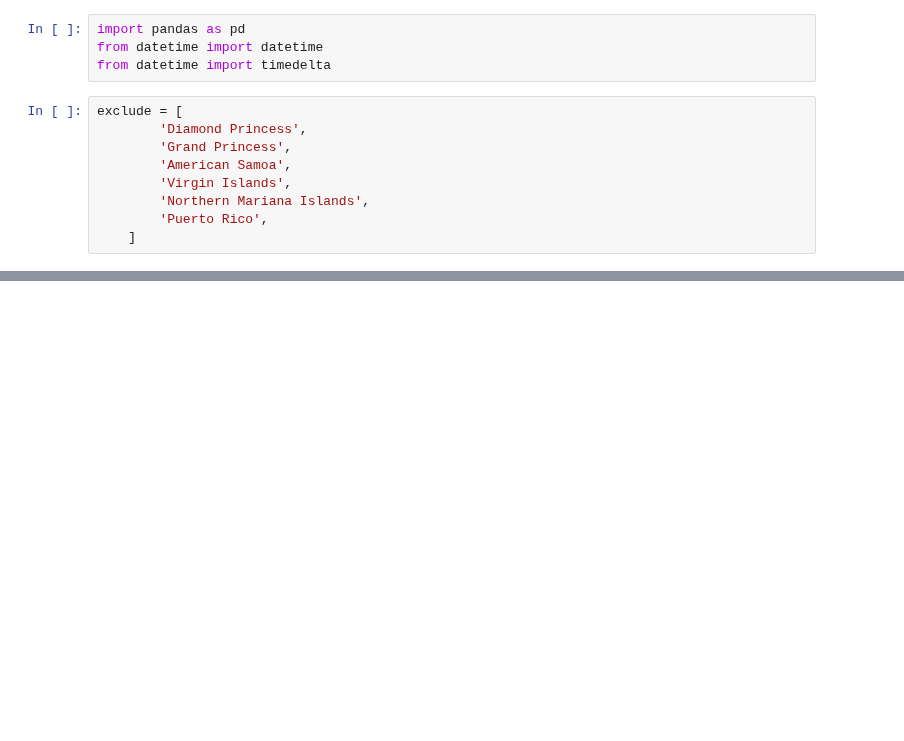
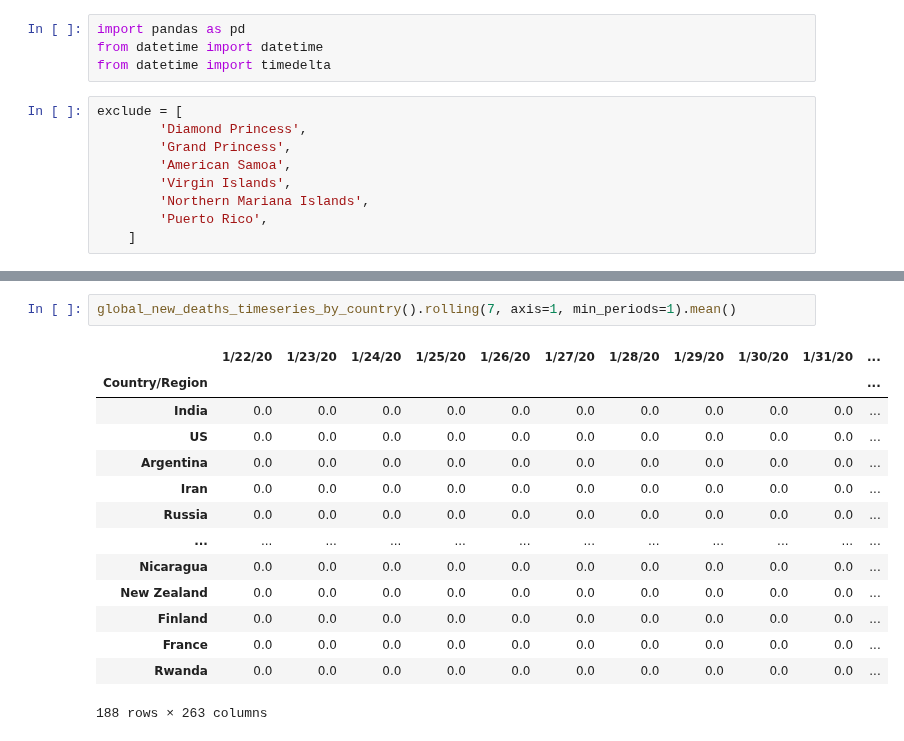
Before and after one commit to jmocay/Notebooks, a Jupyter notebook: covid19_cases_trends.ipynb, the cells around one changed output, grey strips where cells are left out. Saved outputs shown, nothing was run; the diff lists cells and outputs as text; blank space fills up the shorter version.

```diff
--- a/covid19_cases_trends.ipynb
+++ b/covid19_cases_trends.ipynb
@@ -203,3 +220,20 @@ global_new_deaths_timeseries_by_country()
+# %%
+global_new_deaths_timeseries_by_country().rolling(7, axis=1, min_periods=1).mean()
+# %% [output]
+|  | 1/22/20 | 1/23/20 | 1/24/20 | 1/25/20 | 1/26/20 | 1/27/20 | 1/28/20 | 1/29/20 | 1/30/20 | 1/31/20 | ... |
+| Country/Region |  |  |  |  |  |  |  |  |  |  | ... |
+| India | 0.0 | 0.0 | 0.0 | 0.0 | 0.0 | 0.0 | 0.0 | 0.0 | 0.0 | 0.0 | ... |
+| US | 0.0 | 0.0 | 0.0 | 0.0 | 0.0 | 0.0 | 0.0 | 0.0 | 0.0 | 0.0 | ... |
+| Argentina | 0.0 | 0.0 | 0.0 | 0.0 | 0.0 | 0.0 | 0.0 | 0.0 | 0.0 | 0.0 | ... |
+| Iran | 0.0 | 0.0 | 0.0 | 0.0 | 0.0 | 0.0 | 0.0 | 0.0 | 0.0 | 0.0 | ... |
+| Russia | 0.0 | 0.0 | 0.0 | 0.0 | 0.0 | 0.0 | 0.0 | 0.0 | 0.0 | 0.0 | ... |
+| ... | ... | ... | ... | ... | ... | ... | ... | ... | ... | ... | ... |
+| Nicaragua | 0.0 | 0.0 | 0.0 | 0.0 | 0.0 | 0.0 | 0.0 | 0.0 | 0.0 | 0.0 | ... |
+| New Zealand | 0.0 | 0.0 | 0.0 | 0.0 | 0.0 | 0.0 | 0.0 | 0.0 | 0.0 | 0.0 | ... |
+| Finland | 0.0 | 0.0 | 0.0 | 0.0 | 0.0 | 0.0 | 0.0 | 0.0 | 0.0 | 0.0 | ... |
+| France | 0.0 | 0.0 | 0.0 | 0.0 | 0.0 | 0.0 | 0.0 | 0.0 | 0.0 | 0.0 | ... |
+| Rwanda | 0.0 | 0.0 | 0.0 | 0.0 | 0.0 | 0.0 | 0.0 | 0.0 | 0.0 | 0.0 | ... |
+188 rows × 263 columns
 # %%
 def us_total_confirmed_cases():
     df = pd.read_csv('csse_covid_19_data/csse_covid_19_time_series/time_series_covid19_confirmed_US.csv')
```
Also changed, not shown: parts of 25 cells of this notebook, 1 other file.
